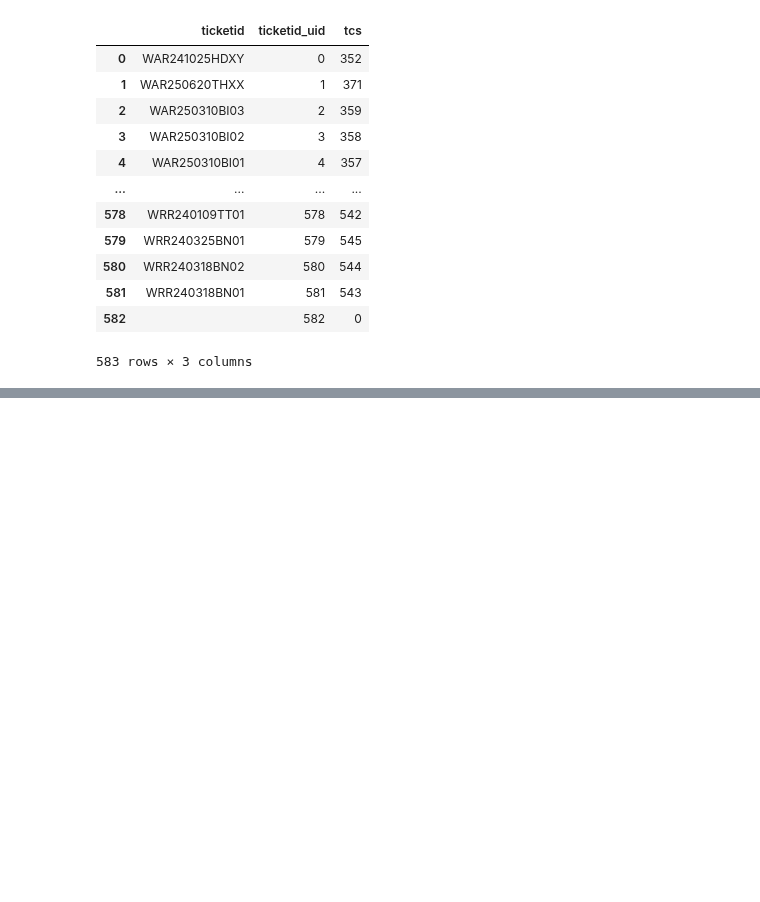
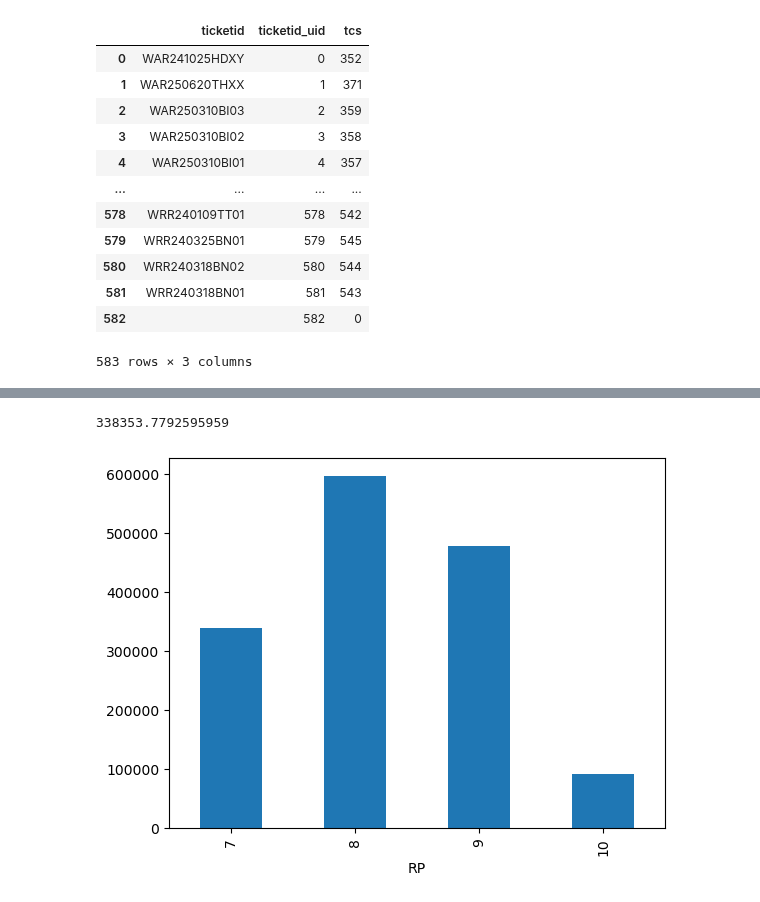
Before and after one commit to BilyBrown/sqlite3-tutorial, a Jupyter notebook: make_db_trial_v0.ipynb, the cells around one changed output, grey strips where cells are left out. Cells and saved outputs as stored; diff of their text form; code cells hidden in the pictures; blank space fills up the shorter version.

```diff
--- a/make_db_trial_v0.ipynb
+++ b/make_db_trial_v0.ipynb
@@ -859,2 +753,4 @@ applied_rp_df.head()
+# %%
+expected_ticketid_df['ticketid_y'].fillna(expected_ticketid_df['Unique ID'], inplace=True)
 # %%
-applied_rp_df = applied_rp_df.groupby('ticketid_y')['RP'].max().reset_index()
+expected_ticketid_grouped_df = expected_ticketid_df.groupby(['ticketid_y','RP'])[' Expected Volume'].sum().reset_index()
@@ -947,0 +757,10 @@ total_expected.to_sql('gt_expected', conn, index=False, if_exists='replace', dty
+# %%
+expected_ticketid_grouped_df[(expected_ticketid_grouped_df['ticketid_y'].str.contains("WAR")) & (expected_ticketid_grouped_df['RP'] == 7)][' Expected Volume'].sum()
+# %% [output]
+338353.7792595959
+# %%
+war_expected = expected_ticketid_grouped_df[expected_ticketid_grouped_df['ticketid_y'].str.contains("WAR")].copy()
+war_rp_expected = war_expected.groupby('RP')[' Expected Volume'].sum()
+ax = war_rp_expected.plot.bar(y=' Expected Volume')
+# %% [output]
+[figure, added]
```
Also changed, not shown: parts of 40 cells of this notebook.
